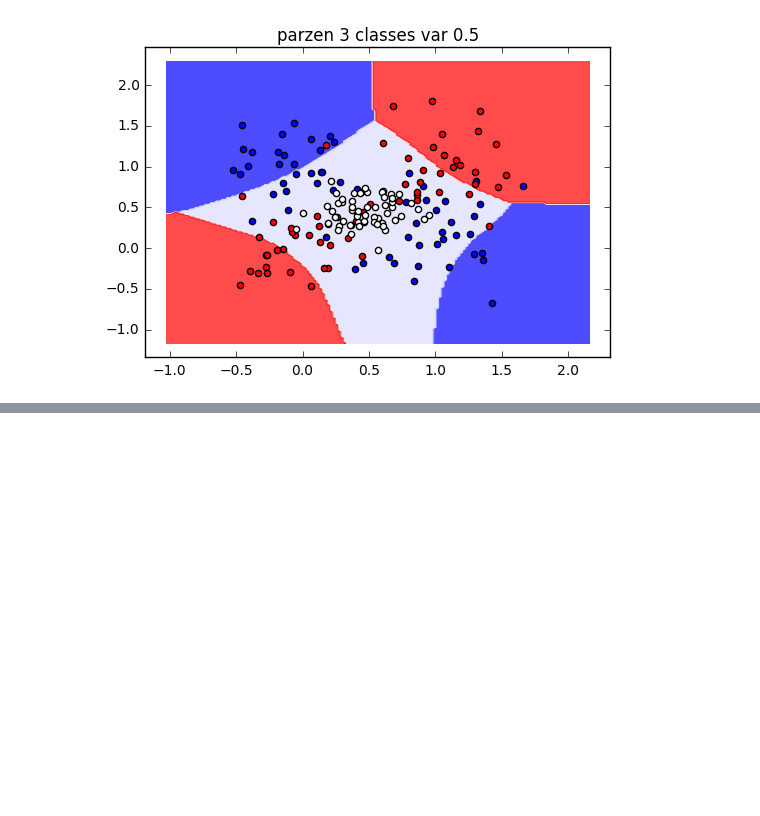
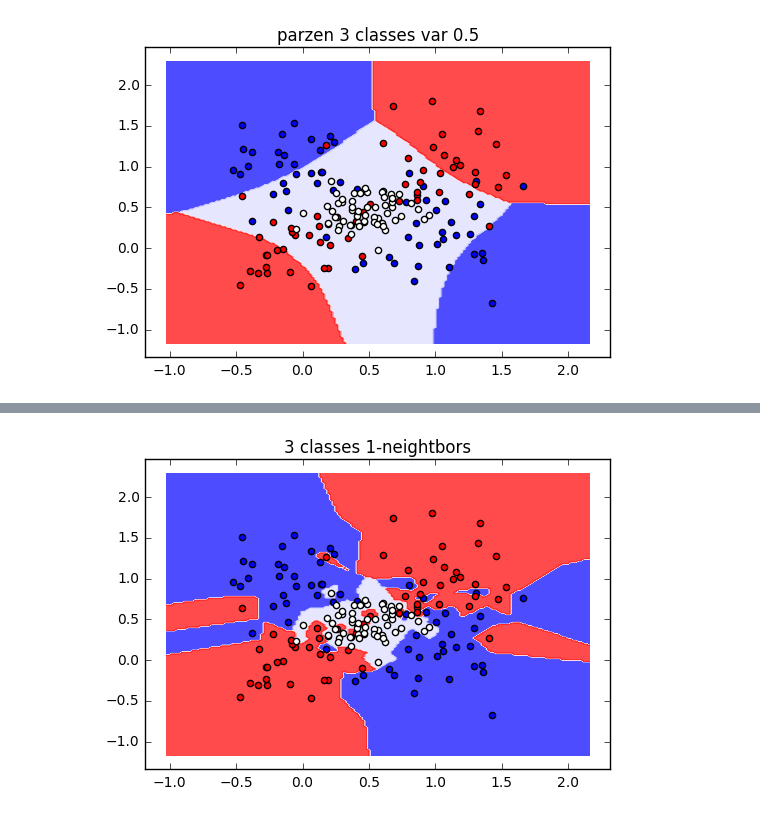
Before and after one commit to p16i/course-machine-intelligence-1, a Jupyter notebook: w6/classification-and-rbf.ipynb, the cells around one changed output, grey strips where cells are left out. Cells and saved outputs as stored; diff of their text form; code cells hidden in the pictures; blank space fills up the shorter version.

```diff
--- a/w6/classification-and-rbf.ipynb
+++ b/w6/classification-and-rbf.ipynb
@@ -203,0 +208,5 @@ plotContour( new_training_x, pred_parzen3_05, "parzen 3 classes var 0.5", colors
+# %%
+(pred_3c_1nn, _ ) = predict_knn( new_training_x, new_y_encoded, xx_yy, 1, classes=[-1,1,0] )
+plotContour( new_training_x, pred_3c_1nn, "3 classes 1-neightbors", colors=('b','r', 'w') )
+# %% [output]
+[figure, added]
```
Also changed, not shown: parts of 5 cells of this notebook.
